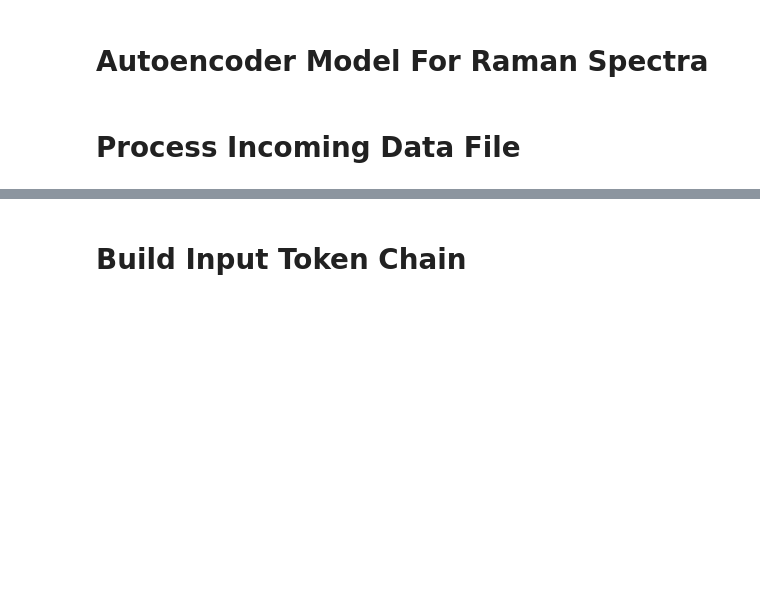
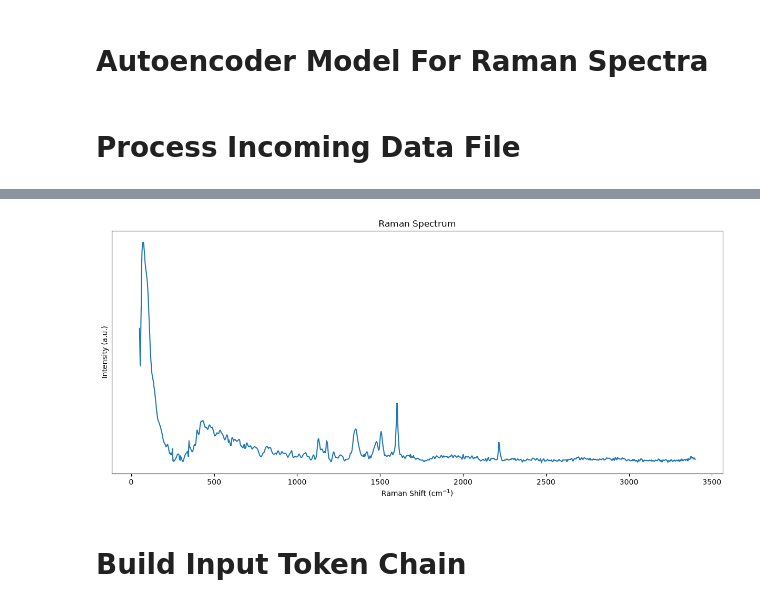
Before and after one commit to Cow415/Transformer-For-Spectral-Analysis, a Jupyter notebook: model/model.ipynb, the cells around one changed output, grey strips where cells are left out. Cells and saved outputs as stored; diff of their text form; code cells hidden in the pictures; blank space fills up the shorter version.

Commit message:
Visualization Program Complete

```diff
--- a/model/model.ipynb
+++ b/model/model.ipynb
@@ -36,19 +62,20 @@ print(set[:, 0:10])
 # %%
 # Graph
 x = data[0, :]
 y = data[1, :]
 
 # Plot
 plt.figure(figsize=(15, 6))
 plt.plot(x, y)
 
-plt.xticks([])
 plt.yticks([])
 
 plt.title("Raman Spectrum")
 plt.xlabel("Raman Shift (cm$^{-1}$)")
 plt.ylabel("Intensity (a.u.)")
 plt.show()
+# %% [output]
+[figure, added]
 # %% [markdown]
 # Build Input Token Chain
 # %%
```
Also changed, not shown: parts of 3 cells of this notebook, 3 other files.
